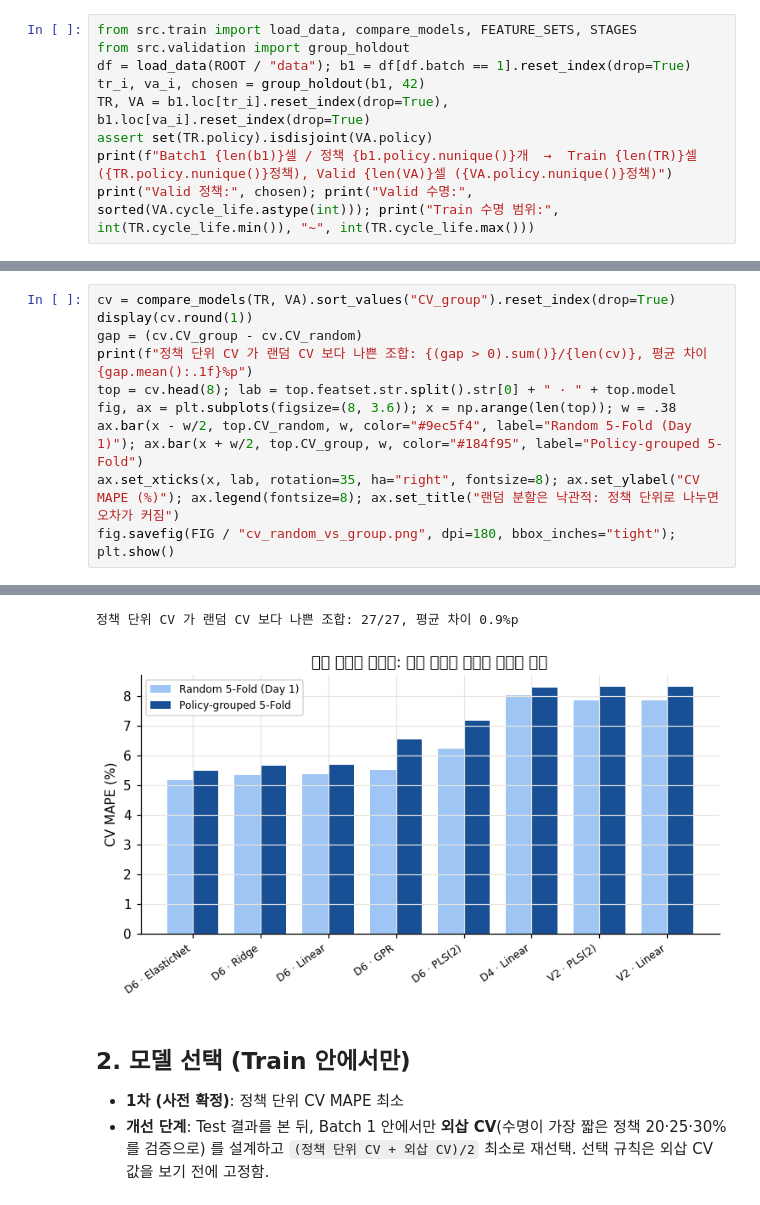
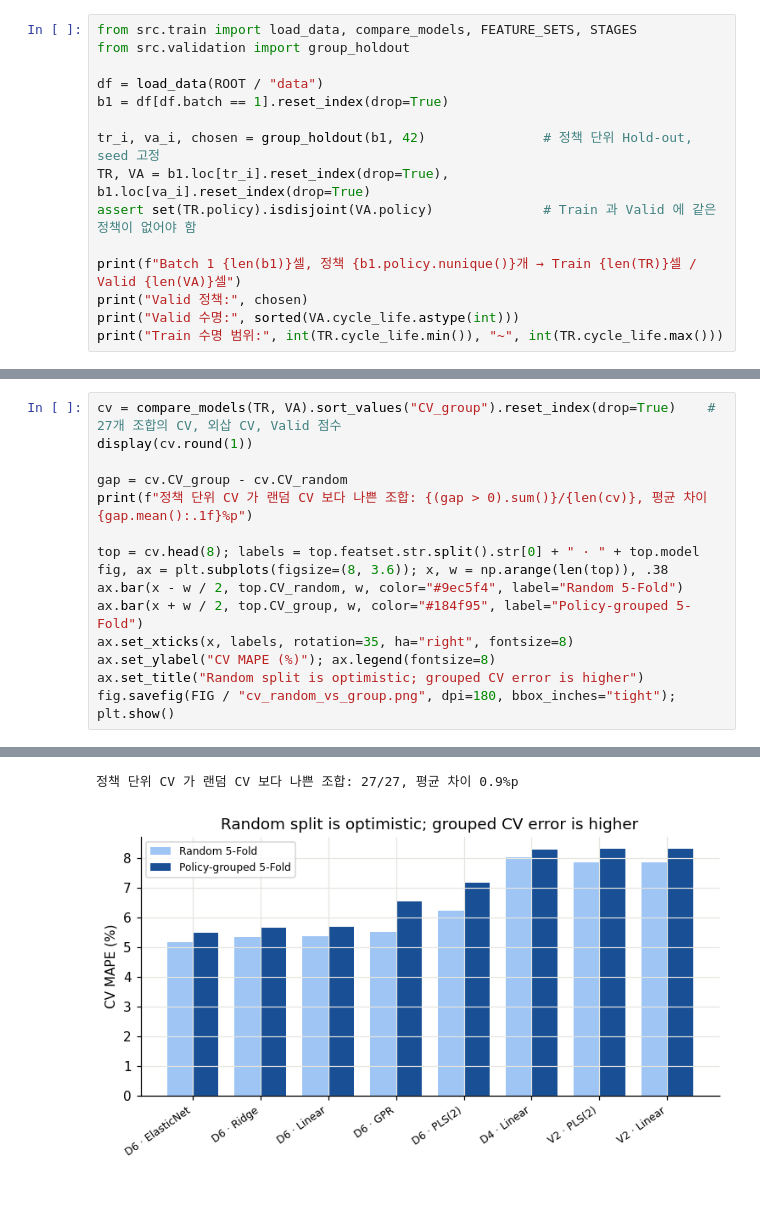
Before and after one commit to yunseojin2809-dev/EDA_miniproject, a Jupyter notebook: notebooks/03_modeling.ipynb, the cells around one changed output, grey strips where cells are left out. Saved outputs shown, nothing was run; the diff lists cells and outputs as text.

```diff
--- a/notebooks/03_modeling.ipynb
+++ b/notebooks/03_modeling.ipynb
@@ -19,10 +32,16 @@ ROOT = Path.cwd().parent; FIG = ROOT / "results" / "figures"
 # %%
 from src.train import load_data, compare_models, FEATURE_SETS, STAGES
 from src.validation import group_holdout
-df = load_data(ROOT / "data"); b1 = df[df.batch == 1].reset_index(drop=True)
-tr_i, va_i, chosen = group_holdout(b1, 42)
+
+df = load_data(ROOT / "data")
+b1 = df[df.batch == 1].reset_index(drop=True)
+
+tr_i, va_i, chosen = group_holdout(b1, 42)               # 정책 단위 Hold-out, seed 고정
 TR, VA = b1.loc[tr_i].reset_index(drop=True), b1.loc[va_i].reset_index(drop=True)
-assert set(TR.policy).isdisjoint(VA.policy)
-print(f"Batch1 {len(b1)}셀 / 정책 {b1.policy.nunique()}개  →  Train {len(TR)}셀 ({TR.policy.nunique()}정책), Valid {len(VA)}셀 ({VA.policy.nunique()}정책)")
-print("Valid 정책:", chosen); print("Valid 수명:", sorted(VA.cycle_life.astype(int))); print("Train 수명 범위:", int(TR.cycle_life.min()), "~", int(TR.cycle_life.max()))
+assert set(TR.policy).isdisjoint(VA.policy)              # Train 과 Valid 에 같은 정책이 없어야 함
+
+print(f"Batch 1 {len(b1)}셀, 정책 {b1.policy.nunique()}개 → Train {len(TR)}셀 / Valid {len(VA)}셀")
+print("Valid 정책:", chosen)
+print("Valid 수명:", sorted(VA.cycle_life.astype(int)))
+print("Train 수명 범위:", int(TR.cycle_life.min()), "~", int(TR.cycle_life.max()))
 # %% [output]
@@ -36,34 +60,35 @@ Batch 1 은 정책 22개 × 셀 1~3개 구조입니다. 셀 단위 랜덤 분할
 # %%
-cv = compare_models(TR, VA).sort_values("CV_group").reset_index(drop=True)
+cv = compare_models(TR, VA).sort_values("CV_group").reset_index(drop=True)    # 27개 조합의 CV, 외삽 CV, Valid 점수
 display(cv.round(1))
-gap = (cv.CV_group - cv.CV_random)
+
+gap = cv.CV_group - cv.CV_random
 print(f"정책 단위 CV 가 랜덤 CV 보다 나쁜 조합: {(gap > 0).sum()}/{len(cv)}, 평균 차이 {gap.mean():.1f}%p")
-top = cv.head(8); lab = top.featset.str.split().str[0] + " · " + top.model
-fig, ax = plt.subplots(figsize=(8, 3.6)); x = np.arange(len(top)); w = .38
-ax.bar(x - w/2, top.CV_random, w, color="#9ec5f4", label="Random 5-Fold (Day 1)"); ax.bar(x + w/2, top.CV_group, w, color="#184f95", label="Policy-grouped 5-Fold")
-ax.set_xticks(x, lab, rotation=35, ha="right", fontsize=8); ax.set_ylabel("CV MAPE (%)"); ax.legend(fontsize=8); ax.set_title("랜덤 분할은 낙관적: 정책 단위로 나누면 오차가 커짐")
+
+top = cv.head(8); labels = top.featset.str.split().str[0] + " · " + top.model
+fig, ax = plt.subplots(figsize=(8, 3.6)); x, w = np.arange(len(top)), .38
+ax.bar(x - w / 2, top.CV_random, w, color="#9ec5f4", label="Random 5-Fold")
+ax.bar(x + w / 2, top.CV_group, w, color="#184f95", label="Policy-grouped 5-Fold")
+ax.set_xticks(x, labels, rotation=35, ha="right", fontsize=8)
+ax.set_ylabel("CV MAPE (%)"); ax.legend(fontsize=8)
+ax.set_title("Random split is optimistic; grouped CV error is higher")
 fig.savefig(FIG / "cv_random_vs_group.png", dpi=180, bbox_inches="tight"); plt.show()
 # %% [output]
 |  | featset | model | n_feat | CV_group | CV_group_sd | CV_random | CV_random_sd | CV_extrap | score_stage2 | ... |
 | 0 | D6 dQ4+QD2+QDmax | ElasticNet | 6 | 5.500 | 1.400 | 5.200 | 1.400 | 6.800 | 6.100 | ... |
 | 1 | D6 dQ4+QD2+QDmax | Ridge | 6 | 5.600 | 1.400 | 5.300 | 1.400 | 6.300 | 6.000 | ... |
 | 2 | D6 dQ4+QD2+QDmax | Linear | 6 | 5.700 | 1.800 | 5.400 | 1.400 | 6.900 | 6.300 | ... |
 | 3 | D6 dQ4+QD2+QDmax | GPR | 6 | 6.500 | 3.500 | 5.500 | 1.400 | 12.300 | 9.400 | ... |
 | 4 | D6 dQ4+QD2+QDmax | PLS(2) | 6 | 7.200 | 2.700 | 6.200 | 2.300 | 13.000 | 10.100 | ... |
 | 5 | D4 dQ4 | Linear | 4 | 8.300 | 2.100 | 8.000 | 2.500 | 14.000 | 11.100 | ... |
 | 6 | V2 var+min | PLS(2) | 2 | 8.300 | 1.900 | 7.800 | 2.300 | 15.000 | 11.700 | ... |
 | 7 | V2 var+min | Linear | 2 | 8.300 | 1.900 | 7.800 | 2.300 | 15.000 | 11.700 | ... |
 | 8 | D4 dQ4 | ElasticNet | 4 | 8.700 | 2.000 | 8.300 | 2.400 | 15.600 | 12.100 | ... |
 | 9 | V2 var+min | ElasticNet | 2 | 8.700 | 2.000 | 8.200 | 2.600 | 15.000 | 11.800 | ... |
 | ... | ... | ... | ... | ... | ... | ... | ... | ... | ... | ... |
 | 22 | S7 dQ4+chg+Tavg+IRmin | PLS(2) | 7 | 11.900 | 3.600 | 10.900 | 3.300 | 21.800 | 16.900 | ... |
 | 23 | D4 dQ4 | GBM(d=2) | 4 | 12.200 | 3.700 | 10.600 | 3.200 | 18.500 | 15.400 | ... |
 | 24 | S7 dQ4+chg+Tavg+IRmin | Ridge | 7 | 12.500 | 2.900 | 10.800 | 3.500 | 23.200 | 17.800 | ... |
 | 25 | S7 dQ4+chg+Tavg+IRmin | GBM(d=2) | 7 | 13.300 | 4.100 | 11.100 | 3.400 | 23.400 | 18.400 | ... |
 | 26 | S7 dQ4+chg+Tavg+IRmin | GPR | 7 | 13.300 | 5.000 | 10.300 | 3.300 | 31.300 | 22.300 | ... |
 정책 단위 CV 가 랜덤 CV 보다 나쁜 조합: 27/27, 평균 차이 0.9%p
-[figure, old version]
+[figure, new version]
-# %% [markdown]
-## 2. 모델 선택 (Train 안에서만)
-- **1차 (사전 확정)**: 정책 단위 CV MAPE 최소
-- **개선 단계**: Test 결과를 본 뒤, Batch 1 안에서만 **외삽 CV**(수명이 가장 짧은 정책 20·25·30% 를 검증으로) 를 설계하고 `(정책 단위 CV + 외삽 CV)/2` 최소로 재선택. 선택 규칙은 외삽 CV 값을 보기 전에 고정함.
```
Also changed, not shown: parts of 22 cells of this notebook, 3 other files.
